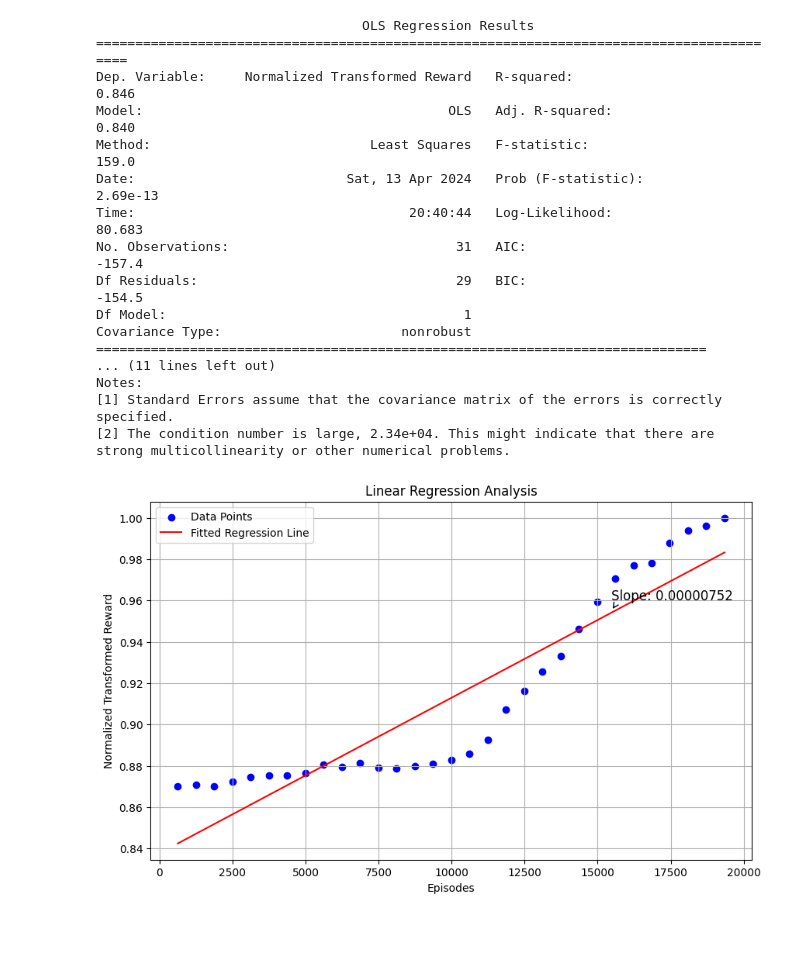
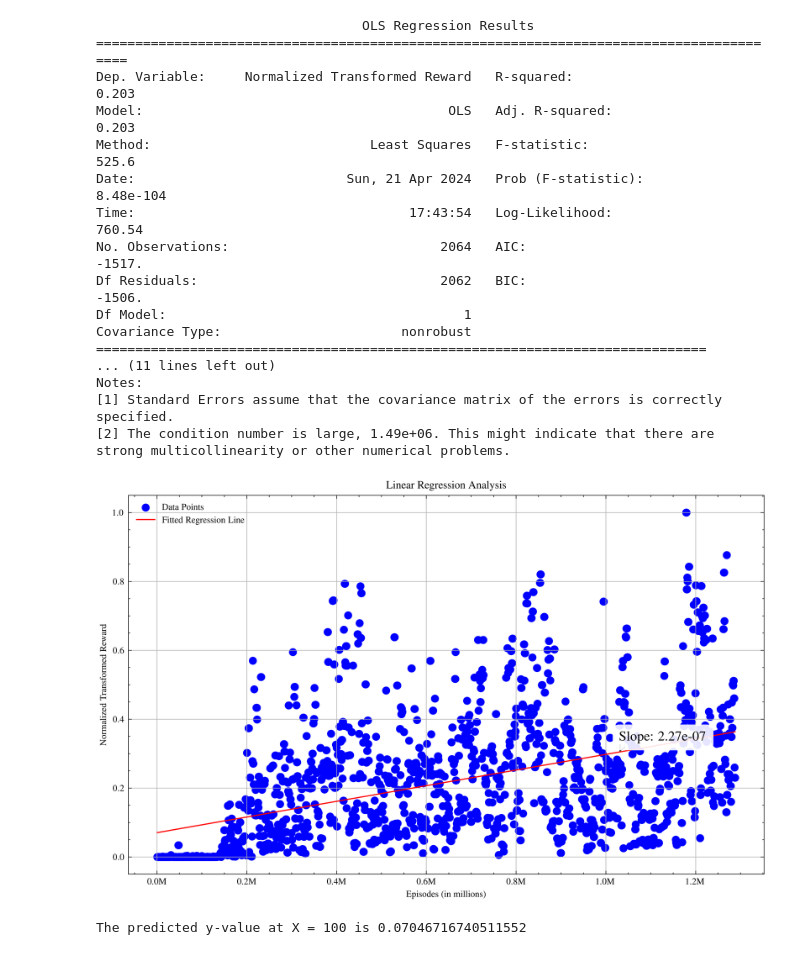
Before and after one commit to ThomasRochefortB/sogym, a Jupyter notebook: postprocess.ipynb, the cells around one changed output. Drawn from its saved outputs; the diff is of its cells as text; code cells hidden in the pictures.

```diff
--- a/postprocess.ipynb
+++ b/postprocess.ipynb
@@ -3,8 +3,9 @@ import tensorflow as tf
 from tensorflow.python.summary.summary_iterator import summary_iterator
 import pandas as pd
 import numpy as np
-
-log_file_path = "/home/thomas/Documents/scratch_thomas/GitHub/sogym_v2/tb_logs/PPO_20240413_200646_1/events.out.tfevents.1713053207.holodeck.588060.0"
+import scienceplots
+plt.style.use(['science','ieee'])
+log_file_path = "/home/thomas/Documents/scratch_thomas/GitHub/sogym_v2/tb_logs/PPO_20240420_140821_1/events.out.tfevents.1713636502.holodeck.2392170.10"
 
 def read_tensorboard_data(log_file_path, tag_name='eval/mean_reward'):
     """
@@ -29,6 +30,7 @@ def read_tensorboard_data(log_file_path, tag_name='eval/mean_reward'):
 
 # Retrieve the eval/mean_reward data
 eval_data = read_tensorboard_data(log_file_path, 'eval/mean_reward')
+#eval_data = read_tensorboard_data(log_file_path, 'rollout/ep_rew_mean')
 
 # Convert the data to a DataFrame
 df = pd.DataFrame(eval_data, columns=['Step', 'Mean Reward'])
@@ -80,44 +77,60 @@ print(model.summary())
 # %% [output]
                                   OLS Regression Results
 =========================================================================================
-Dep. Variable:     Normalized Transformed Reward   R-squared:                       0.846
-Model:                                       OLS   Adj. R-squared:                  0.840
-Method:                            Least Squares   F-statistic:                     159.0
-Date:                           Sat, 13 Apr 2024   Prob (F-statistic):           2.69e-13
-Time:                                   20:40:44   Log-Likelihood:                 80.683
-No. Observations:                             31   AIC:                            -157.4
-Df Residuals:                                 29   BIC:                            -154.5
+Dep. Variable:     Normalized Transformed Reward   R-squared:                       0.203
+Model:                                       OLS   Adj. R-squared:                  0.203
+Method:                            Least Squares   F-statistic:                     525.6
+Date:                           Sun, 21 Apr 2024   Prob (F-statistic):          8.48e-104
+Time:                                   17:43:54   Log-Likelihood:                 760.54
+No. Observations:                           2064   AIC:                            -1517.
+Df Residuals:                               2062   BIC:                            -1506.
 Df Model:                                      1
 Covariance Type:                       nonrobust
 ==============================================================================
 ... (11 lines left out)
 Notes:
 [1] Standard Errors assume that the covariance matrix of the errors is correctly specified.
-[2] The condition number is large, 2.34e+04. This might indicate that there are
+[2] The condition number is large, 1.49e+06. This might indicate that there are
 strong multicollinearity or other numerical problems.
 # %%
 import matplotlib.pyplot as plt
+
+# Assuming df['Episodes'] and df['Predicted'] are already defined as per your description
 df['Predicted'] = model.predict(X)  # Predicted values for the regression line
 
 plt.figure(figsize=(10, 6))
 plt.scatter(df['Episodes'], df['Normalized Transformed Reward'], color='blue', label='Data Points')
 plt.plot(df['Episodes'], df['Predicted'], color='red', label='Fitted Regression Line')
 
 # Calculate a position for the annotation
 x_pos = df['Episodes'].max() * 0.8  # 80% along the x-axis range
 y_pos = df['Predicted'].iloc[(df['Episodes'].searchsorted(x_pos))]  # corresponding y from the model
 
-# Annotation for the slope
+# Annotation for the slope in scientific notation
 slope = model.params['Episodes']
-plt.annotate(f'Slope: {slope:.8f}', xy=(x_pos, y_pos), textcoords="offset points", xytext=(0,10),
-             arrowprops=dict(arrowstyle="->", connectionstyle="arc3,rad=.5"), fontsize=12)
+plt.annotate(f'Slope: {slope:.2e}', xy=(x_pos, y_pos), textcoords="offset points", xytext=(0,10),
+             arrowprops=dict(arrowstyle="->", connectionstyle="arc3,rad=.5"), fontsize=12,
+             bbox=dict(boxstyle="round,pad=0.5", facecolor='white', edgecolor='none', alpha=0.9))
 
 plt.title('Linear Regression Analysis')
-plt.xlabel('Episodes')
+plt.xlabel('Episodes (in millions)')
 plt.ylabel('Normalized Transformed Reward')
 plt.legend()
 plt.grid()
 
+# Get current x-axis ticks and convert them to millions
+current_ticks = plt.gca().get_xticks()
+plt.gca().set_xticklabels([f'{x/1_000_000:.1f}M' for x in current_ticks])
+
 plt.show()
 # %% [output]
-[figure, old version]
+[figure, new version]
+# %%
+# Create a new DataFrame with the specific X value at which you want to predict the y-value
+predict_df = pd.DataFrame({'const': [1], 'Episodes': [100]})  # Note: 'const' column must be included if the model includes it
+
+# Predicting the y-value at X = 100
+predicted_value = model.predict(predict_df)
+print(f'The predicted y-value at X = 100 is {predicted_value[0]}')
+# %% [output]
+The predicted y-value at X = 100 is 0.07046716740511552
```
Also changed, not shown: parts of 1 cell of this notebook.
